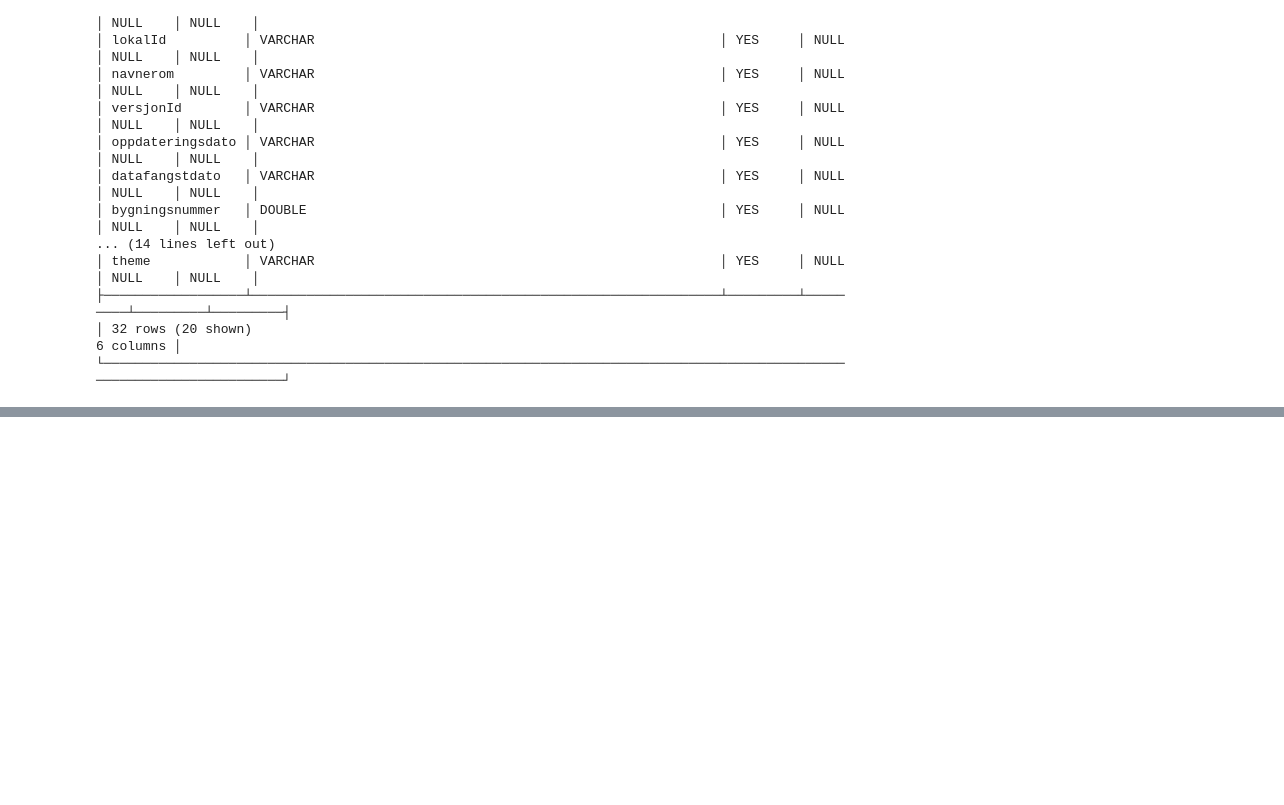
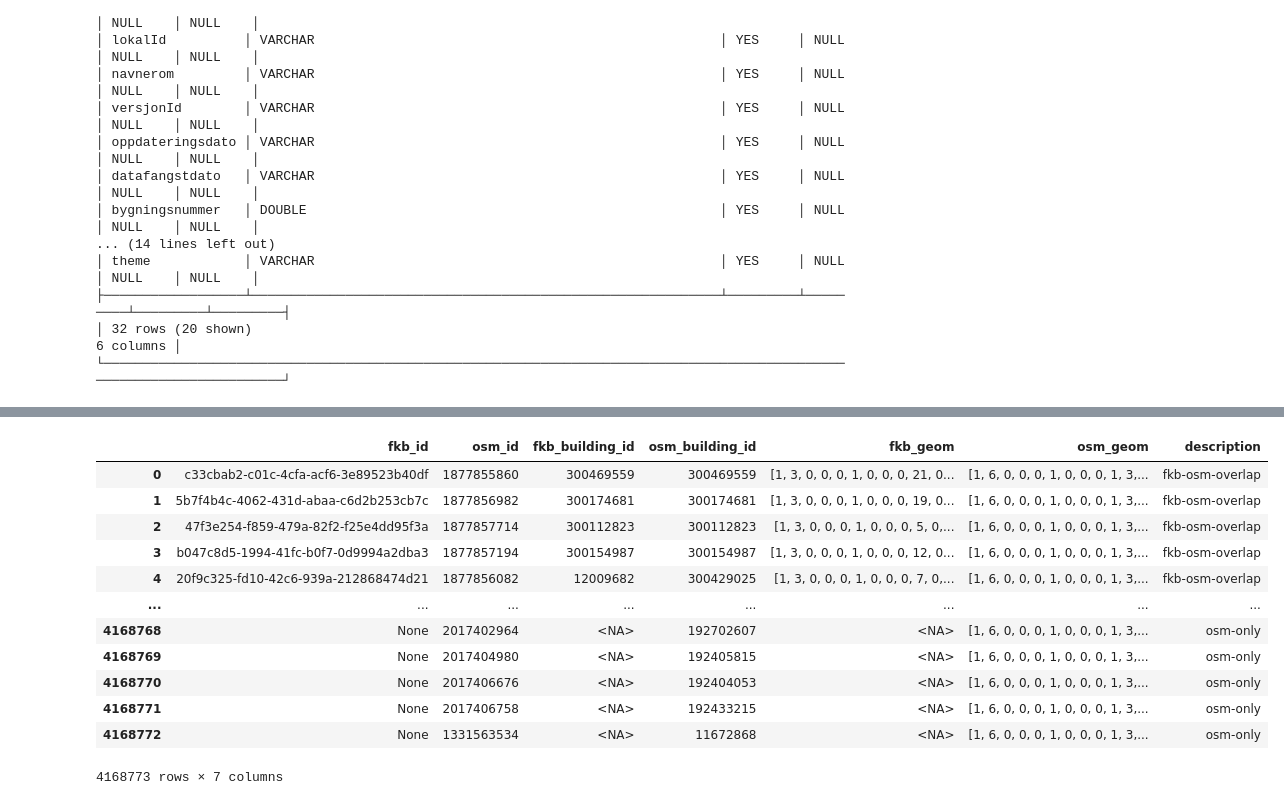
Before and after one commit to kartAI/doppa-data, a Jupyter notebook: src/presentation/notebooks/04-2-conflation-different-sources-search.ipynb, the cells around one changed output, grey strips where cells are left out. Drawn from its saved outputs; the diff is of its cells as text; code cells hidden in the pictures; blank space fills up the shorter version.

```diff
--- a/src/presentation/notebooks/04-2-conflation-different-sources-search.ipynb
+++ b/src/presentation/notebooks/04-2-conflation-different-sources-search.ipynb
@@ -5,6 +6,7 @@ from src.infra.persistence.context import create_duckdb_context
 # %%
 db = create_duckdb_context()
 # %%
+LIMIT = 10_000_000
 osm_release = "az://raw/release/2025-11-12.0/dataset=osm/theme=buildings/region=*/*.parquet"
 fkb_release = "az://raw/release/2025-11-12.0/dataset=fkb/theme=buildings/region=*/*.parquet"
 # %%
@@ -116,0 +599,18 @@ db.sql(f"SELECT * FROM '{fkb_release}' LIMIT 10").show()
+# %%
+df = db.execute(query).fetchdf()
+# %%
+df
+# %% [output]
+|  | fkb_id | osm_id | fkb_building_id | osm_building_id | fkb_geom | osm_geom | description |
+| 0 | c33cbab2-c01c-4cfa-acf6-3e89523b40df | 1877855860 | 300469559 | 300469559 | [1, 3, 0, 0, 0, 1, 0, 0, 0, 21, 0... | [1, 6, 0, 0, 0, 1, 0, 0, 0, 1, 3,... | fkb-osm-overlap |
+| 1 | 5b7f4b4c-4062-431d-abaa-c6d2b253cb7c | 1877856982 | 300174681 | 300174681 | [1, 3, 0, 0, 0, 1, 0, 0, 0, 19, 0... | [1, 6, 0, 0, 0, 1, 0, 0, 0, 1, 3,... | fkb-osm-overlap |
+| 2 | 47f3e254-f859-479a-82f2-f25e4dd95f3a | 1877857714 | 300112823 | 300112823 | [1, 3, 0, 0, 0, 1, 0, 0, 0, 5, 0,... | [1, 6, 0, 0, 0, 1, 0, 0, 0, 1, 3,... | fkb-osm-overlap |
+| 3 | b047c8d5-1994-41fc-b0f7-0d9994a2dba3 | 1877857194 | 300154987 | 300154987 | [1, 3, 0, 0, 0, 1, 0, 0, 0, 12, 0... | [1, 6, 0, 0, 0, 1, 0, 0, 0, 1, 3,... | fkb-osm-overlap |
+| 4 | 20f9c325-fd10-42c6-939a-212868474d21 | 1877856082 | 12009682 | 300429025 | [1, 3, 0, 0, 0, 1, 0, 0, 0, 7, 0,... | [1, 6, 0, 0, 0, 1, 0, 0, 0, 1, 3,... | fkb-osm-overlap |
+| ... | ... | ... | ... | ... | ... | ... | ... |
+| 4168768 | None | 2017402964 | <NA> | 192702607 | <NA> | [1, 6, 0, 0, 0, 1, 0, 0, 0, 1, 3,... | osm-only |
+| 4168769 | None | 2017404980 | <NA> | 192405815 | <NA> | [1, 6, 0, 0, 0, 1, 0, 0, 0, 1, 3,... | osm-only |
+| 4168770 | None | 2017406676 | <NA> | 192404053 | <NA> | [1, 6, 0, 0, 0, 1, 0, 0, 0, 1, 3,... | osm-only |
+| 4168771 | None | 2017406758 | <NA> | 192433215 | <NA> | [1, 6, 0, 0, 0, 1, 0, 0, 0, 1, 3,... | osm-only |
+| 4168772 | None | 1331563534 | <NA> | 11672868 | <NA> | [1, 6, 0, 0, 0, 1, 0, 0, 0, 1, 3,... | osm-only |
+4168773 rows × 7 columns
```
Also changed, not shown: parts of 33 cells of this notebook.
